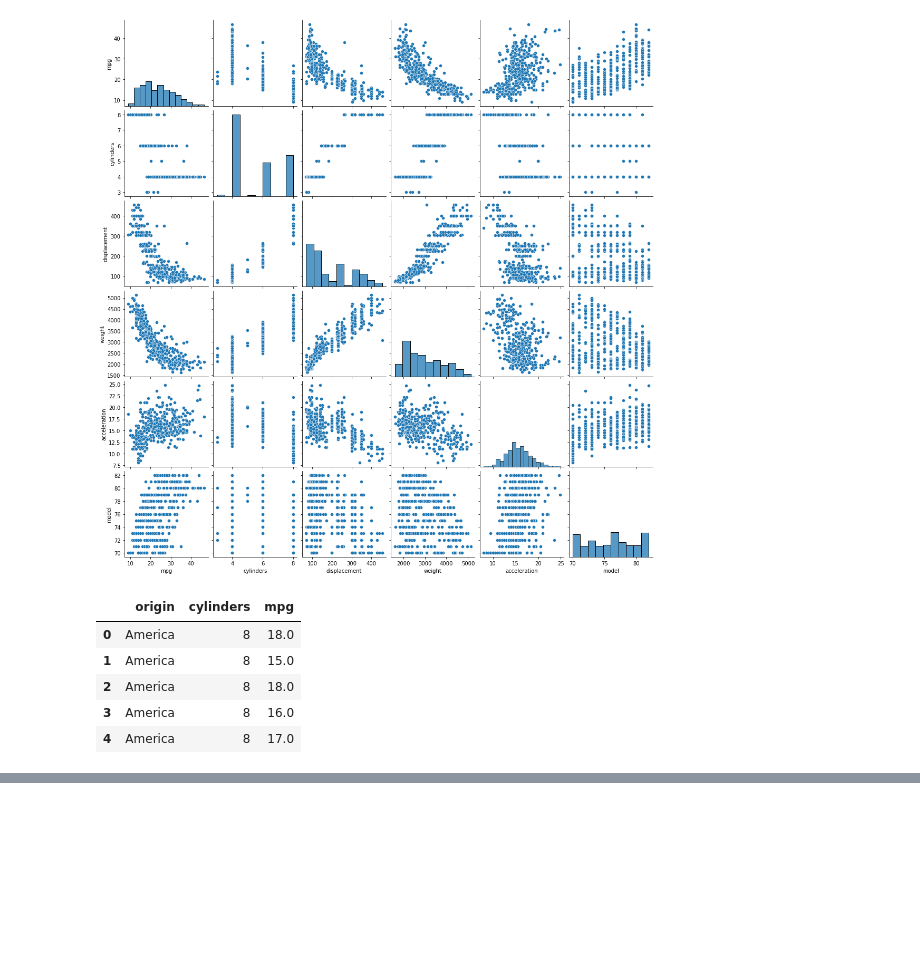
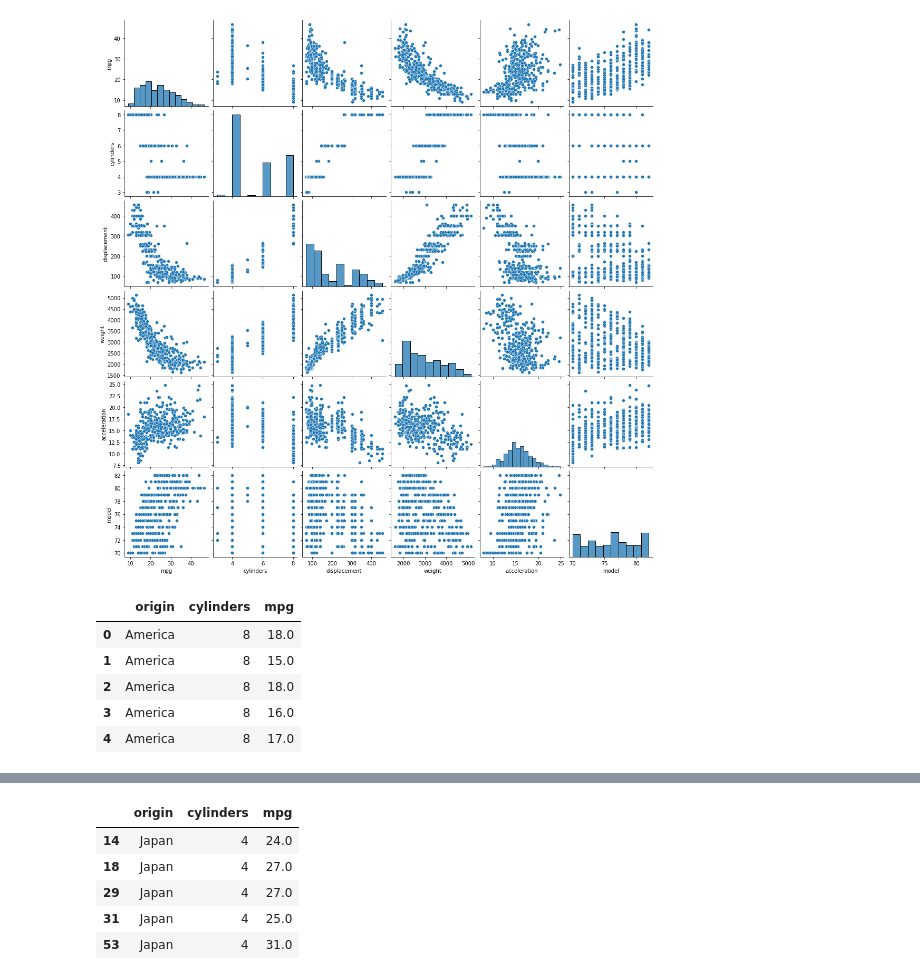
Before and after one commit to morgancoad/cars_analysis, a Jupyter notebook: notebooks/cars_eda.ipynb, the cells around one changed output, grey strips where cells are left out. Saved outputs shown, nothing was run; the diff lists cells and outputs as text; code cells hidden in the pictures; blank space fills up the shorter version.

```diff
--- a/notebooks/cars_eda.ipynb
+++ b/notebooks/cars_eda.ipynb
@@ -96,3 +116,10 @@ germany = germany.loc[germany['cylinders'] == '4']
 # %%
-japan = mpg_cylinder_origin.loc[mpg_cylinder_origin['origin'] == 'Japan']
-japan = japan.loc[japan['cylinders'] == '4']
+japan = mpg_cylinder_origin[(mpg_cylinder_origin['origin'] == 'Japan') & (mpg_cylinder_origin['cylinders'] == 4)]
+japan.head()
+# %% [output]
+|  | origin | cylinders | mpg |
+| 14 | Japan | 4 | 24.0 |
+| 18 | Japan | 4 | 27.0 |
+| 29 | Japan | 4 | 27.0 |
+| 31 | Japan | 4 | 25.0 |
+| 53 | Japan | 4 | 31.0 |
```
Also changed, not shown: parts of 11 cells of this notebook.
